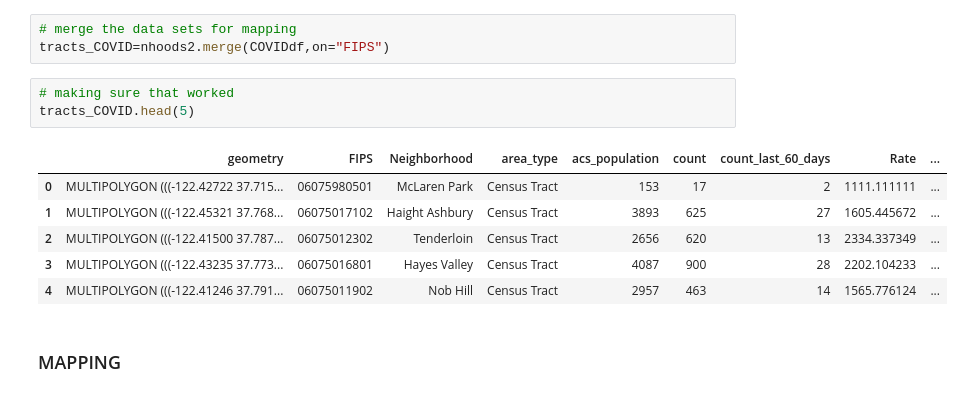
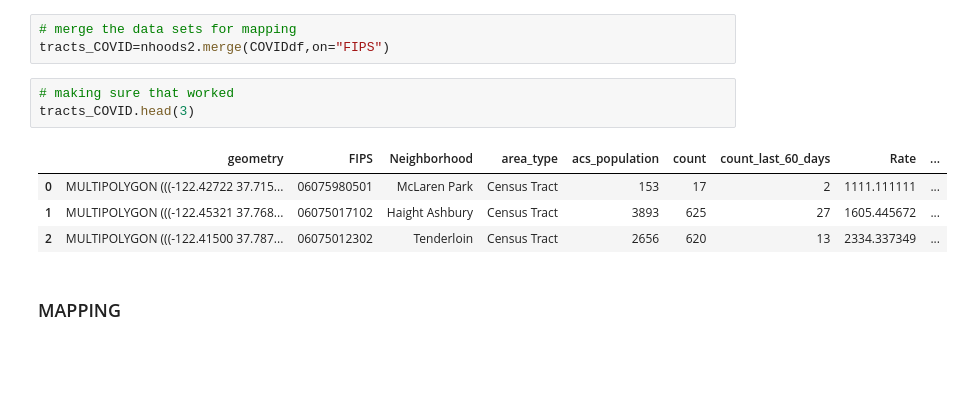
Before and after one commit to tommychandler5/221project, a Jupyter notebook: Group Assignments/Final Deliverables /Health Equity.ipynb, the cells around one changed output. Saved outputs shown, nothing was run; the diff lists cells and outputs as text; blank space fills up the shorter version.

```diff
--- a/Group Assignments/Final Deliverables /Health Equity.ipynb
+++ b/Group Assignments/Final Deliverables /Health Equity.ipynb
@@ -326,14 +309,12 @@ fig.show()
 tracts_COVID=nhoods2.merge(COVIDdf,on="FIPS")
 # %%
 # making sure that worked
-tracts_COVID.head(5)
+tracts_COVID.head(3)
 # %% [output]
 |  | geometry | FIPS | Neighborhood | area_type | acs_population | count | count_last_60_days | Rate | ... |
 | 0 | MULTIPOLYGON (((-122.42722 37.715... | 06075980501 | McLaren Park | Census Tract | 153 | 17 | 2 | 1111.111111 | ... |
 | 1 | MULTIPOLYGON (((-122.45321 37.768... | 06075017102 | Haight Ashbury | Census Tract | 3893 | 625 | 27 | 1605.445672 | ... |
 | 2 | MULTIPOLYGON (((-122.41500 37.787... | 06075012302 | Tenderloin | Census Tract | 2656 | 620 | 13 | 2334.337349 | ... |
-| 3 | MULTIPOLYGON (((-122.43235 37.773... | 06075016801 | Hayes Valley | Census Tract | 4087 | 900 | 28 | 2202.104233 | ... |
-| 4 | MULTIPOLYGON (((-122.41246 37.791... | 06075011902 | Nob Hill | Census Tract | 2957 | 463 | 14 | 1565.776124 | ... |
 # %% [markdown]
 ### MAPPING ###
 # %%
```
Also changed, not shown: parts of 34 cells of this notebook.
